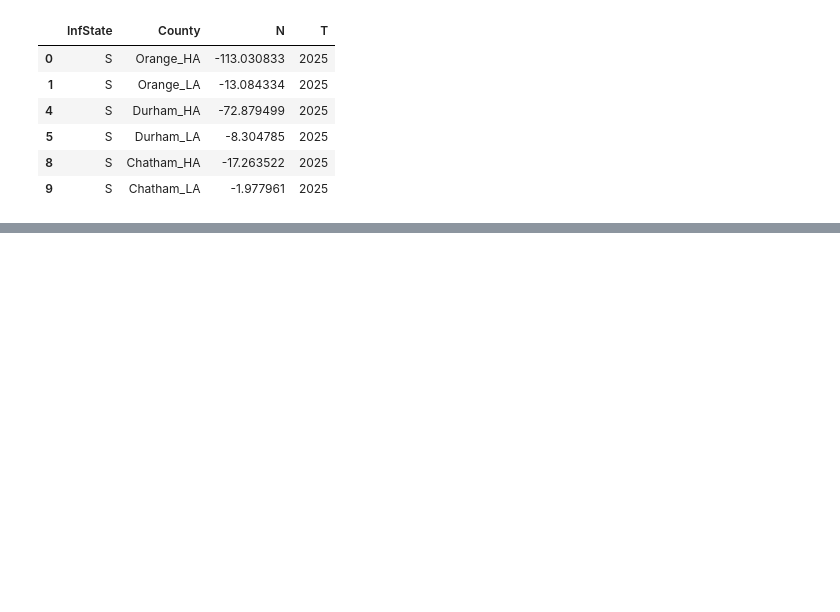
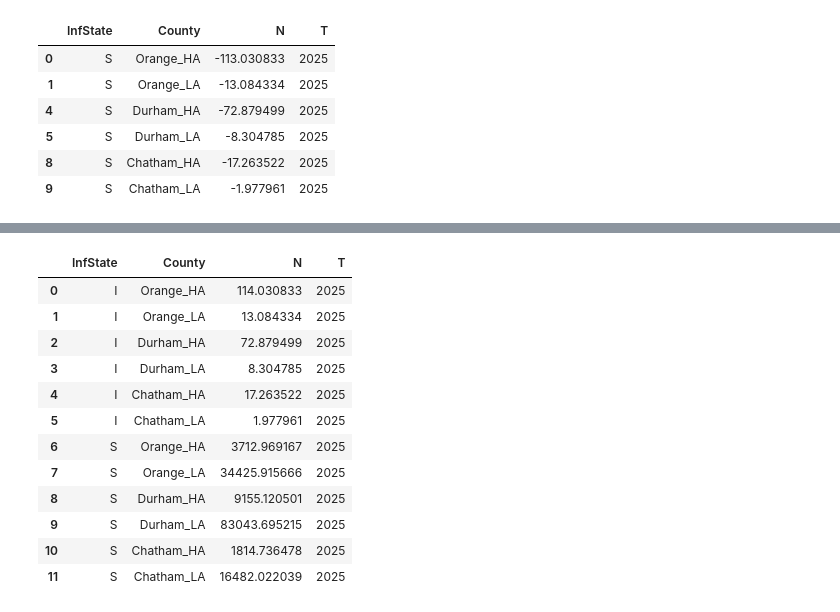
Before and after one commit to UNCIDD/tabularepimdl, a Jupyter notebook: examples/Matrix_Kronecker_Product.ipynb, the cells around one changed output, grey strips where cells are left out. Cells and saved outputs as stored; diff of their text form; code cells hidden in the pictures; blank space fills up the shorter version.

```diff
--- a/examples/Matrix_Kronecker_Product.ipynb
+++ b/examples/Matrix_Kronecker_Product.ipynb
@@ -181,3 +194,7 @@ deltas #deltas means the number of people moving from S to I state
 | 5 | S | Durham_LA | -8.304785 | 2025 |
 | 8 | S | Chatham_HA | -17.263522 | 2025 |
 | 9 | S | Chatham_LA | -1.977961 | 2025 |
+# %%
+#deterministic
+new_infected = deltas.assign(InfState=deltas['InfState'].replace('S', 'I'), N=-deltas['N'])
+new_infected
@@ -183,0 +209,17 @@ deltas #deltas means the number of people moving from S to I state
+# %%
+pop_size_updated = pd.concat([pop_size, deltas, new_infected]).groupby(['InfState', 'County']).agg({'N': 'sum', 'T': 'max'}).reset_index(drop=False)
+pop_size_updated
+# %% [output]
+|  | InfState | County | N | T |
+| 0 | I | Orange_HA | 114.030833 | 2025 |
+| 1 | I | Orange_LA | 13.084334 | 2025 |
+| 2 | I | Durham_HA | 72.879499 | 2025 |
+| 3 | I | Durham_LA | 8.304785 | 2025 |
+| 4 | I | Chatham_HA | 17.263522 | 2025 |
+| 5 | I | Chatham_LA | 1.977961 | 2025 |
+| 6 | S | Orange_HA | 3712.969167 | 2025 |
+| 7 | S | Orange_LA | 34425.915666 | 2025 |
+| 8 | S | Durham_HA | 9155.120501 | 2025 |
+| 9 | S | Durham_LA | 83043.695215 | 2025 |
+| 10 | S | Chatham_HA | 1814.736478 | 2025 |
+| 11 | S | Chatham_LA | 16482.022039 | 2025 |
```
Also changed, not shown: parts of 5 cells of this notebook.
